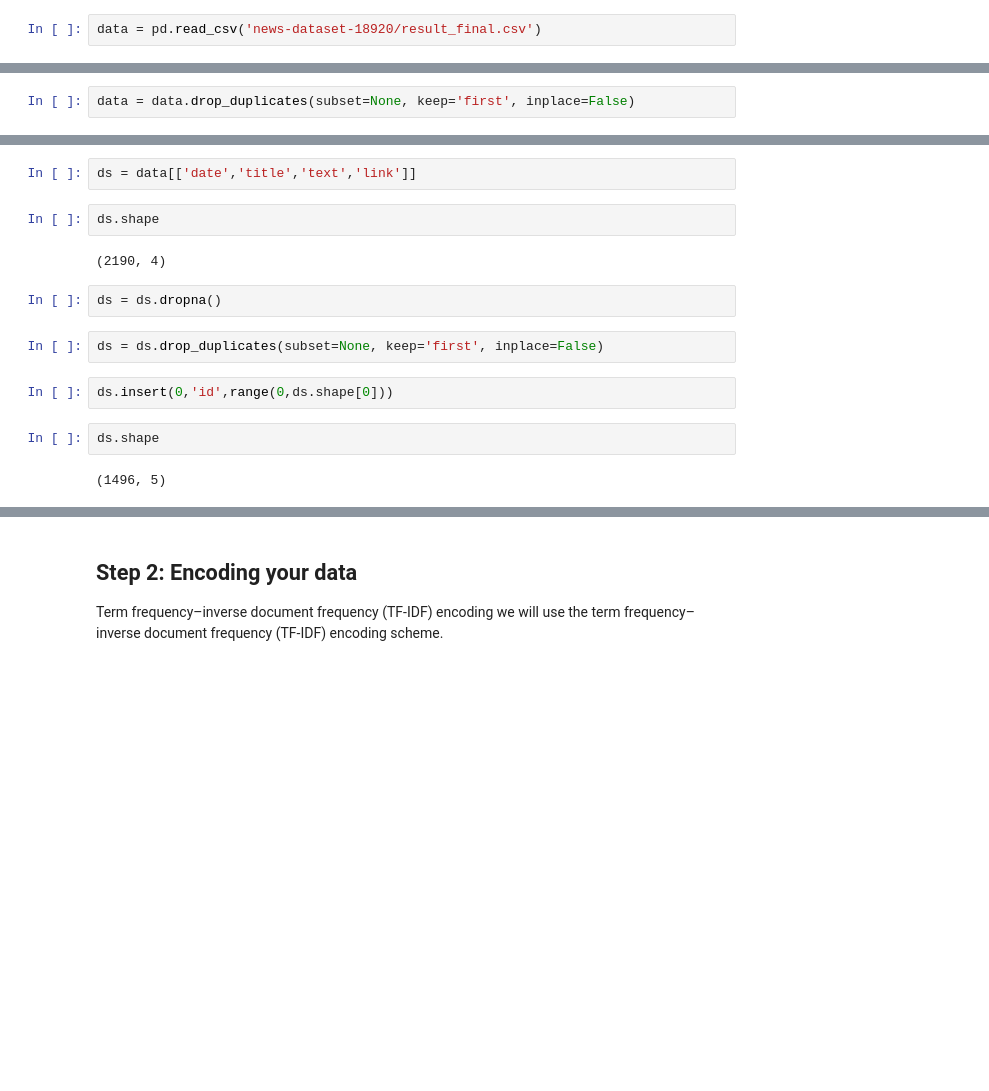
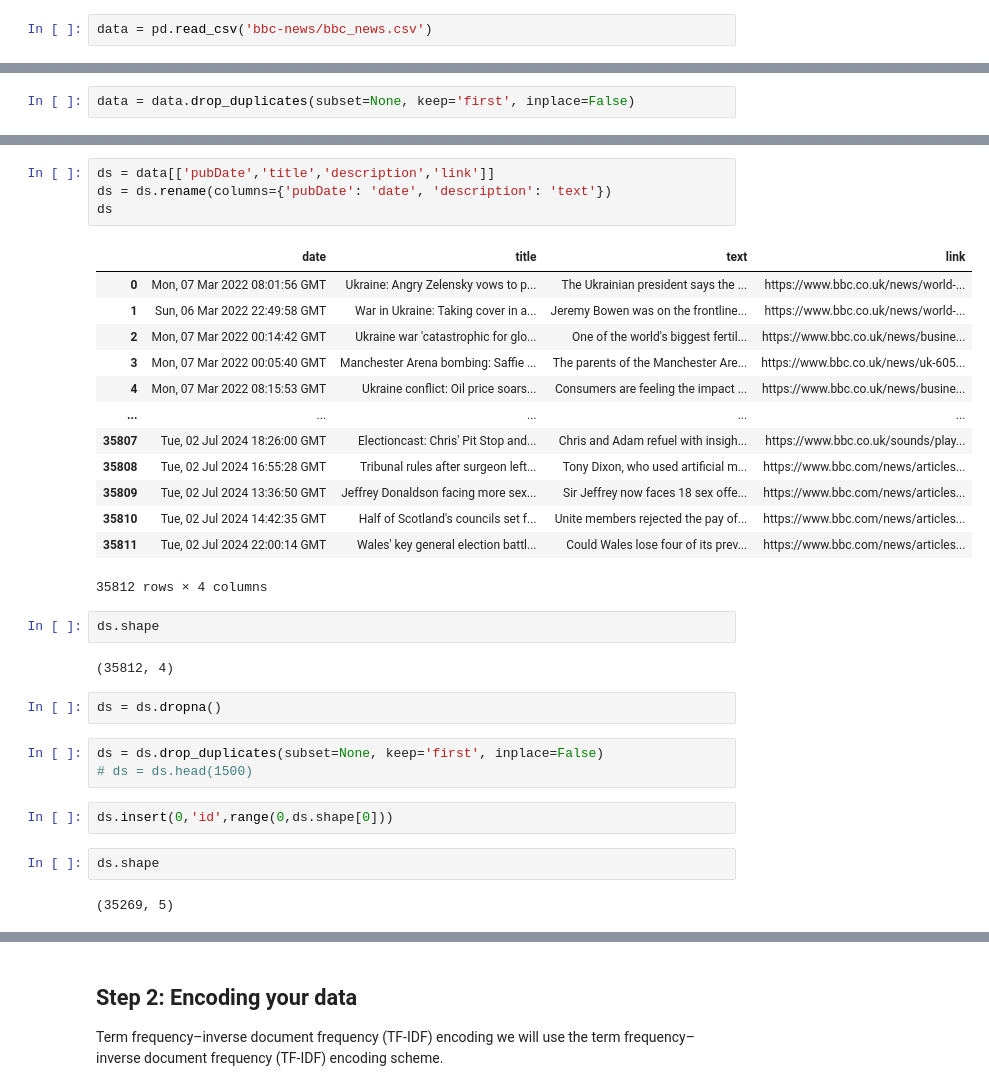
Before and after one commit to Shreesh09/News-Recommendation-System, a Jupyter notebook: model/train_model.ipynb, the cells around one changed output, grey strips where cells are left out. Drawn from its saved outputs; the diff is of its cells as text; blank space fills up the shorter version.

Commit message:
switched to a different dataset and added search functionality

```diff
--- a/model/train_model.ipynb
+++ b/model/train_model.ipynb
@@ -26,7 +26,7 @@ import matplotlib.pyplot as plt
 # %% [markdown]
 ### Step 1: Choosing your data
 # %%
-data = pd.read_csv('news-dataset-18920/result_final.csv')
+data = pd.read_csv('bbc-news/bbc_news.csv')
 # %%
 data.shape
 # %% [output]
@@ -68,16 +68,33 @@ data
-# %%
-ds = data[['date','title','text','link']]
+# %%
+ds = data[['pubDate','title','description','link']]
+ds = ds.rename(columns={'pubDate': 'date', 'description': 'text'})
+ds
+# %% [output]
+|  | date | title | text | link |
+| 0 | Mon, 07 Mar 2022 08:01:56 GMT | Ukraine: Angry Zelensky vows to p... | The Ukrainian president says the ... | https://www.bbc.co.uk/news/world-... |
+| 1 | Sun, 06 Mar 2022 22:49:58 GMT | War in Ukraine: Taking cover in a... | Jeremy Bowen was on the frontline... | https://www.bbc.co.uk/news/world-... |
+| 2 | Mon, 07 Mar 2022 00:14:42 GMT | Ukraine war 'catastrophic for glo... | One of the world's biggest fertil... | https://www.bbc.co.uk/news/busine... |
+| 3 | Mon, 07 Mar 2022 00:05:40 GMT | Manchester Arena bombing: Saffie ... | The parents of the Manchester Are... | https://www.bbc.co.uk/news/uk-605... |
+| 4 | Mon, 07 Mar 2022 08:15:53 GMT | Ukraine conflict: Oil price soars... | Consumers are feeling the impact ... | https://www.bbc.co.uk/news/busine... |
+| ... | ... | ... | ... | ... |
+| 35807 | Tue, 02 Jul 2024 18:26:00 GMT | Electioncast: Chris' Pit Stop and... | Chris and Adam refuel with insigh... | https://www.bbc.co.uk/sounds/play... |
+| 35808 | Tue, 02 Jul 2024 16:55:28 GMT | Tribunal rules after surgeon left... | Tony Dixon, who used artificial m... | https://www.bbc.com/news/articles... |
+| 35809 | Tue, 02 Jul 2024 13:36:50 GMT | Jeffrey Donaldson facing more sex... | Sir Jeffrey now faces 18 sex offe... | https://www.bbc.com/news/articles... |
+| 35810 | Tue, 02 Jul 2024 14:42:35 GMT | Half of Scotland's councils set f... | Unite members rejected the pay of... | https://www.bbc.com/news/articles... |
+| 35811 | Tue, 02 Jul 2024 22:00:14 GMT | Wales' key general election battl... | Could Wales lose four of its prev... | https://www.bbc.com/news/articles... |
+35812 rows × 4 columns
 # %%
 ds.shape
 # %% [output]
-(2190, 4)
+(35812, 4)
 # %%
 ds = ds.dropna()
 # %%
 ds = ds.drop_duplicates(subset=None, keep='first', inplace=False)
+# ds = ds.head(1500)
 # %%
 ds.insert(0,'id',range(0,ds.shape[0]))
 # %%
 ds.shape
 # %% [output]
-(1496, 5)
+(35269, 5)
```
Also changed, not shown: parts of 15 cells of this notebook, 7 other files.
